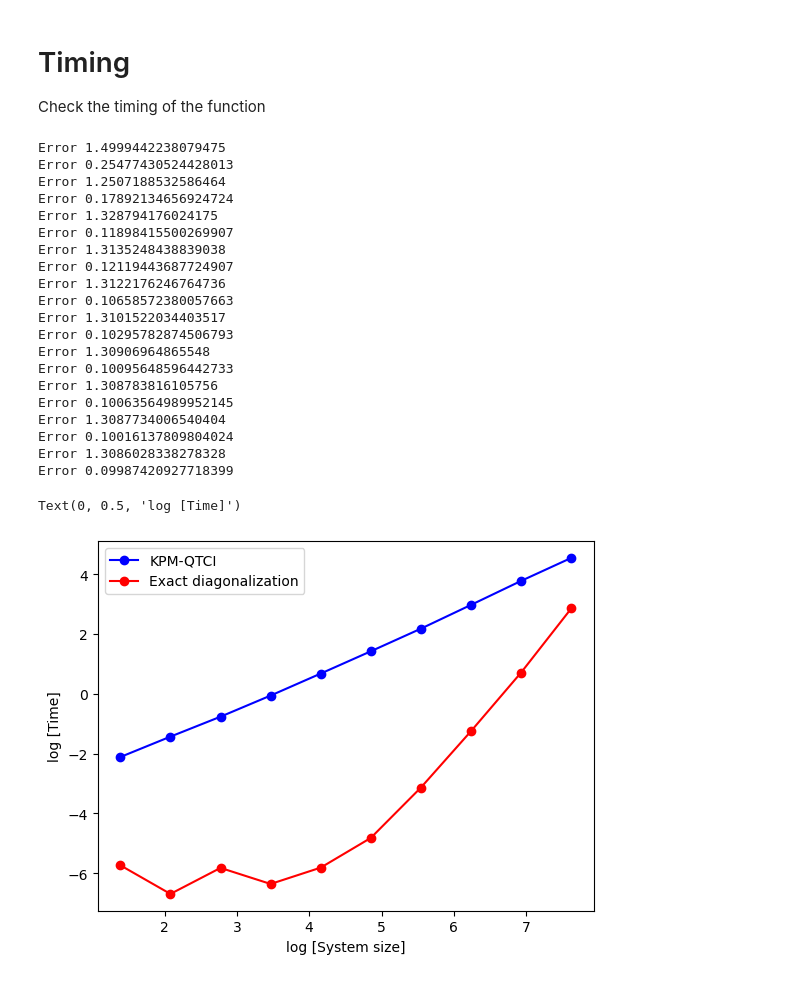
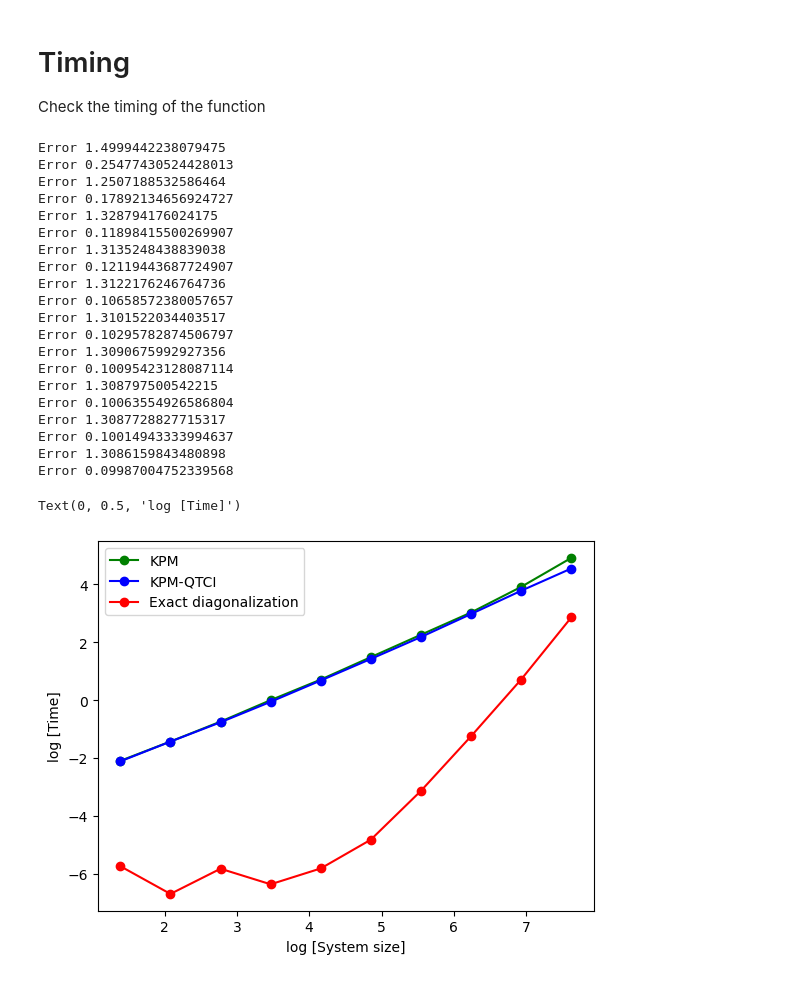
Before and after one commit to yzhaoo/qtcipy, a Jupyter notebook: examples/KPM_QTCI_SCF/main.ipynb, the cells around one changed output. Cells and saved outputs as stored; diff of their text form; code cells hidden in the pictures.

```diff
--- a/examples/KPM_QTCI_SCF/main.ipynb
+++ b/examples/KPM_QTCI_SCF/main.ipynb
@@ -317,7 +317,7 @@ Text(0.5, 0, 'Site index')
 # Timing
 Check the timing of the function
 # %%
-def get_time(L,use_kpm=True):
+def get_time(L,use_kpm=True,use_qtci=True):
 #    L = 6 # exponential length
     n = 2**L # number of sites
     rows,cols = np.array(range(0,n-1)),np.array(range(1,n)) # indexes
@@ -335,41 +335,42 @@ def get_time(L,use_kpm=True):
     import time
 
     t0 = time.time()
-    hup,hdn,dup,ddn = SCF_Hubbard(h0,ddn=ddn0,dup=dup0,use_kpm=use_kpm,use_qtci=True,
+    hup,hdn,dup,ddn = SCF_Hubbard(h0,ddn=ddn0,dup=dup0,use_kpm=use_kpm,use_qtci=use_qtci,
                               info=True,U=2.,delta=.1,maxite=1)
     t1 = time.time()
     return t1-t0
 
 Ls = range(2,12)
-ts = [get_time(L) for L in Ls] # time with QTCI
-
+#ts = [get_time(L) for L in Ls] # time with QTCI
+ts_kpm = [get_time(L,use_kpm=True,use_qtci=False) for L in Ls] # time with ED
 #ts_ed = [get_time(L,use_kpm=False) for L in Ls] # time with ED
 # %% [output]
 Error 1.4999442238079475
 Error 0.25477430524428013
 Error 1.2507188532586464
-Error 0.17892134656924724
+Error 0.17892134656924727
 Error 1.328794176024175
 Error 0.11898415500269907
 Error 1.3135248438839038
 Error 0.12119443687724907
 Error 1.3122176246764736
-Error 0.10658572380057663
+Error 0.10658572380057657
 Error 1.3101522034403517
-Error 0.10295782874506793
-Error 1.30906964865548
-Error 0.10095648596442733
-Error 1.308783816105756
-Error 0.10063564989952145
-Error 1.3087734006540404
-Error 0.10016137809804024
-Error 1.3086028338278328
-Error 0.09987420927718399
+Error 0.10295782874506797
+Error 1.3090675992927356
+Error 0.10095423128087114
+Error 1.308797500542215
+Error 0.10063554926586804
+Error 1.3087728827715317
+Error 0.10014943333994637
+Error 1.3086159843480898
+Error 0.09987004752339568
 # %%
-plt.plot(np.log(2**np.array(Ls)),np.log(ts),marker="o",label="KPM-QTCI",c="blue")
-plt.plot(np.log(2**np.array(Ls)),np.log(ts_ed),marker="o",label="Exact diagonalization",c="red")
+plt.plot(np.log(2**np.array(Ls)),np.log(ts_kpm),marker="o",label="KPM",c="green")
+plt.plot(np.log(2**np.array(Ls)),np.log(ts[0:len(Ls)]),marker="o",label="KPM-QTCI",c="blue")
+plt.plot(np.log(2**np.array(Ls)),np.log(ts_ed[0:len(Ls)]),marker="o",label="Exact diagonalization",c="red")
 plt.legend()
 plt.xlabel("log [System size]") ; plt.ylabel("log [Time]")
 # %% [output]
 Text(0, 0.5, 'log [Time]')
-[figure, old version]
+[figure, new version]
```
Also changed, not shown: 20 other files.
